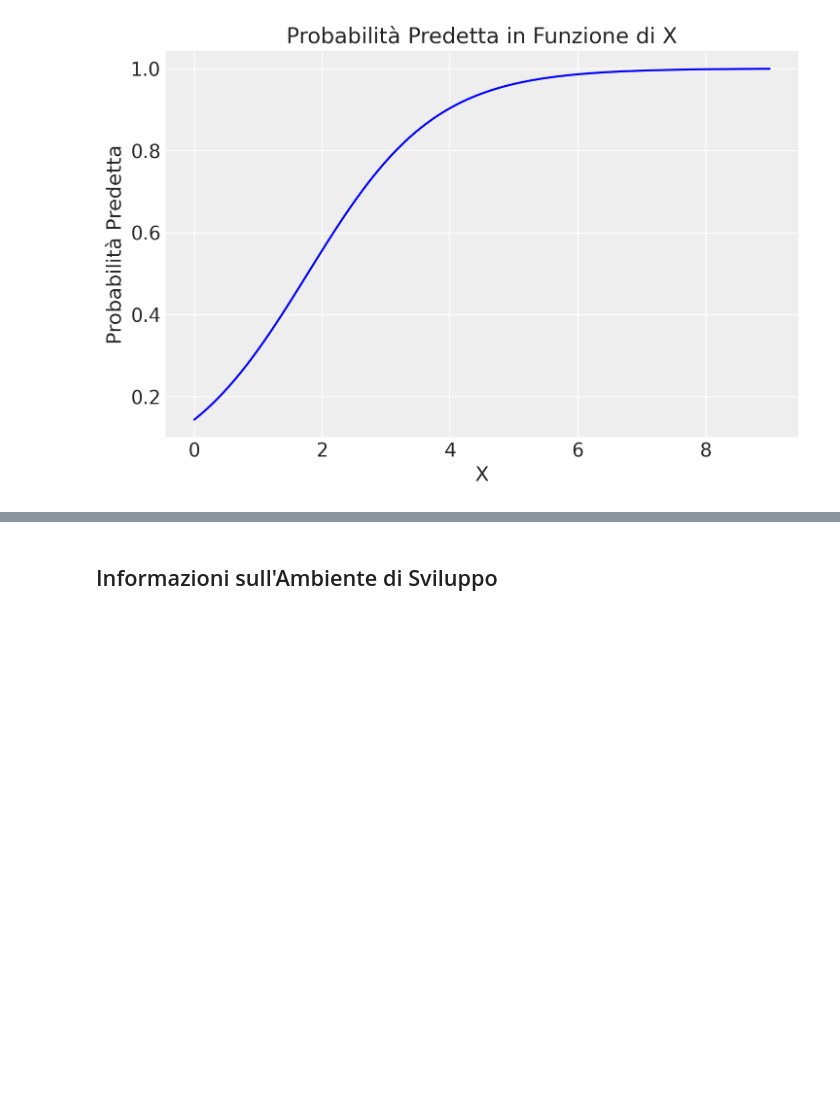
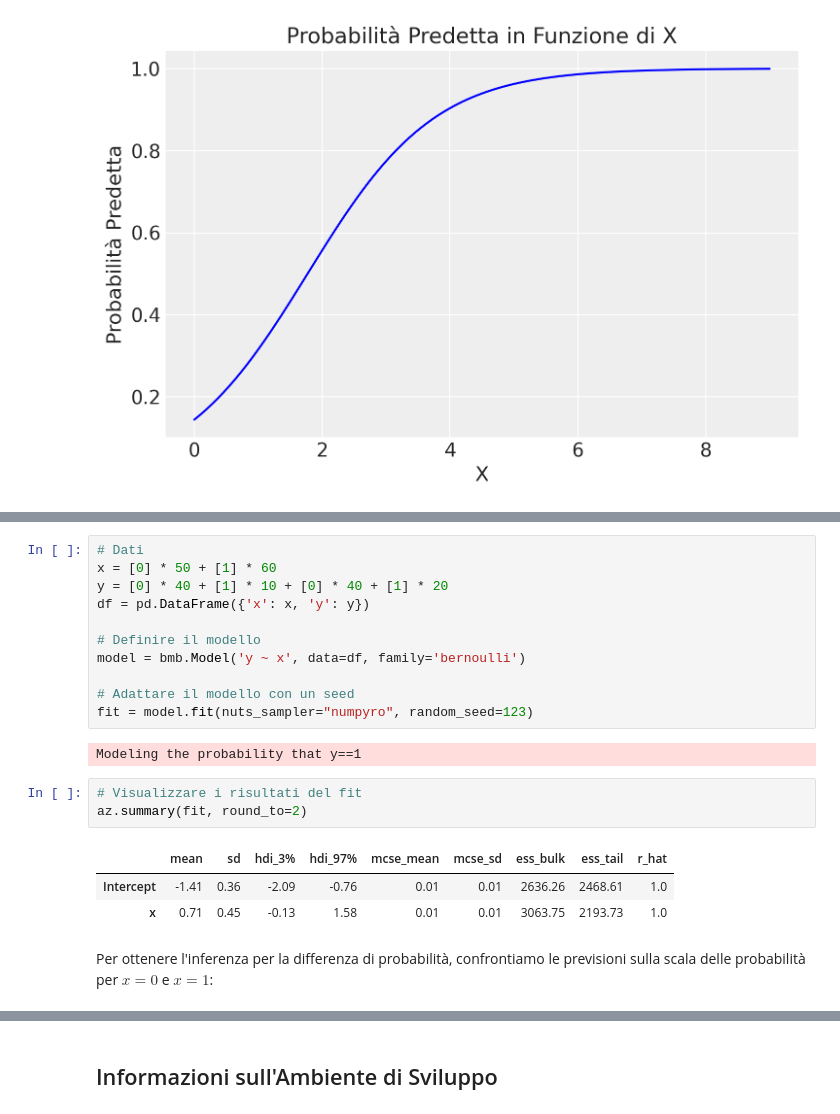
Before and after one commit to ccaudek/ds4p, a Jupyter notebook: _build/jupyter_execute/chapter_5/05_22_stan_logistic_regr.ipynb, the cells around one changed output, grey strips where cells are left out. Drawn from its saved outputs; the diff is of its cells as text; blank space fills up the shorter version.

```diff
--- a/_build/jupyter_execute/chapter_5/05_22_stan_logistic_regr.ipynb
+++ b/_build/jupyter_execute/chapter_5/05_22_stan_logistic_regr.ipynb
@@ -764,0 +826,22 @@ Questa analisi dimostra come i coefficienti del modello di regressione logistica
+# %%
+# Dati
+x = [0] * 50 + [1] * 60
+y = [0] * 40 + [1] * 10 + [0] * 40 + [1] * 20
+df = pd.DataFrame({'x': x, 'y': y})
+
+# Definire il modello
+model = bmb.Model('y ~ x', data=df, family='bernoulli')
+
+# Adattare il modello con un seed
+fit = model.fit(nuts_sampler="numpyro", random_seed=123)
+# %% [output]
+Modeling the probability that y==1
+# %%
+# Visualizzare i risultati del fit
+az.summary(fit, round_to=2)
+# %% [output]
+|  | mean | sd | hdi_3% | hdi_97% | mcse_mean | mcse_sd | ess_bulk | ess_tail | r_hat |
+| Intercept | -1.41 | 0.36 | -2.09 | -0.76 | 0.01 | 0.01 | 2636.26 | 2468.61 | 1.0 |
+| x | 0.71 | 0.45 | -0.13 | 1.58 | 0.01 | 0.01 | 3063.75 | 2193.73 | 1.0 |
+# %% [markdown]
+Per ottenere l'inferenza per la differenza di probabilità, confrontiamo le previsioni sulla scala delle probabilità per $ x = 0 $ e $ x = 1 $:
```
Also changed, not shown: parts of 16 cells of this notebook, 6 other files.
